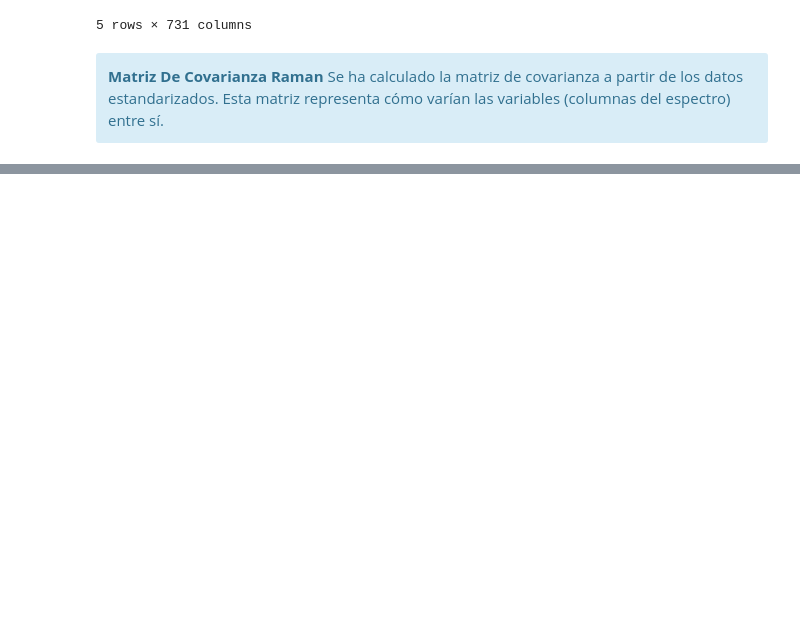
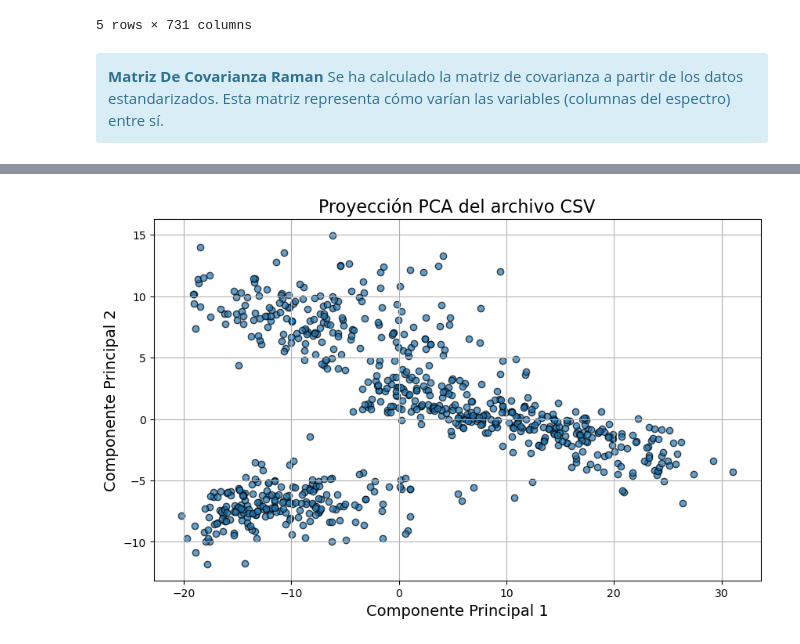
Before and after one commit to diegoseo/Proyecto-TFG, a Jupyter notebook: Ricardo/lectura-juan.ipynb, the cells around one changed output, grey strips where cells are left out. Cells and saved outputs as stored; diff of their text form; code cells hidden in the pictures; blank space fills up the shorter version.

```diff
--- a/Ricardo/lectura-juan.ipynb
+++ b/Ricardo/lectura-juan.ipynb
@@ -336,0 +411,26 @@ Esto nos dice cuánto contribuye cada componente principal a la variabilidad tot
+# %%
+from sklearn.decomposition import PCA
+from sklearn.preprocessing import StandardScaler
+import matplotlib.pyplot as plt
+
+# Leer el archivo CSV y excluir la primera columna (ejemplo: Ramanshift)
+data = df.iloc[:, 1:]
+
+# Escalar los datos
+scaler = StandardScaler()
+data_scaled = scaler.fit_transform(data.T)  # Transposición para que las características sean columnas
+
+# Aplicar PCA
+pca = PCA(n_components=2)
+pca_result = pca.fit_transform(data_scaled)
+
+# Graficar el PCA
+plt.figure(figsize=(10, 6))
+plt.scatter(pca_result[:, 0], pca_result[:, 1], alpha=0.7, edgecolor='k')
+plt.xlabel('Componente Principal 1', fontsize=14)
+plt.ylabel('Componente Principal 2', fontsize=14)
+plt.title('Proyección PCA del archivo CSV', fontsize=16)
+plt.grid(True)
+plt.show()
+# %% [output]
+[figure, added]
```
Also changed, not shown: parts of 11 cells of this notebook, 2 other files.
